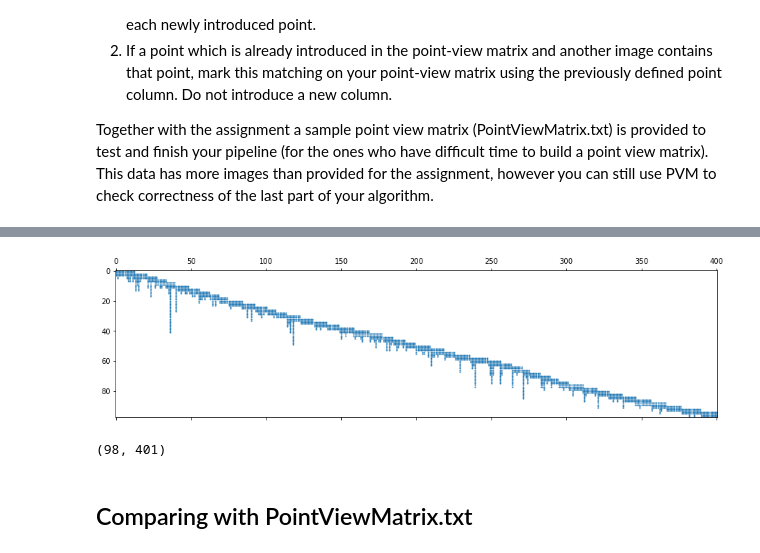
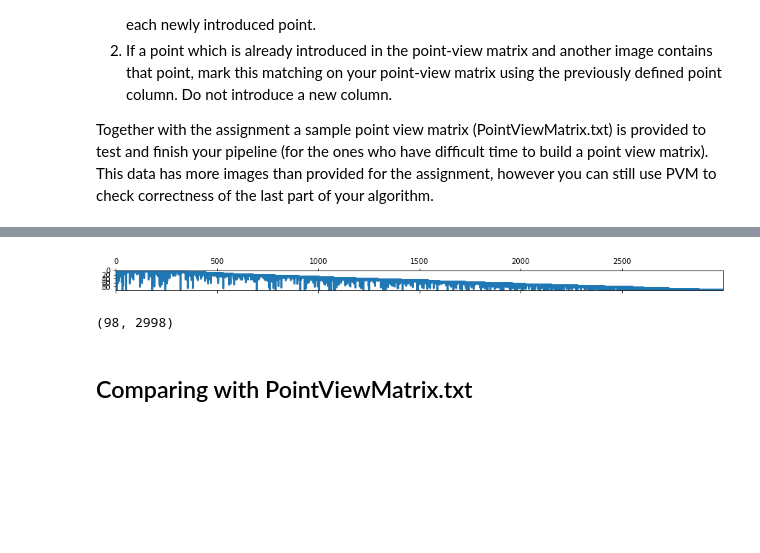
Before and after one commit to OlegBEZb/CV2_UVA_assignments, a Jupyter notebook: assignment2/src/detailed_experiments.ipynb, the cells around one changed output, grey strips where cells are left out. Cells and saved outputs as stored; diff of their text form; code cells hidden in the pictures; blank space fills up the shorter version.

Commit message:
added accumulated stitching and more points

```diff
--- a/assignment2/src/detailed_experiments.ipynb
+++ b/assignment2/src/detailed_experiments.ipynb
@@ -332,0 +265,5 @@ comparing table x indices (42, 44) and images ('../Data/House/frame00000022.png'
+# %%
+sparse_fill_value=-1e-4
+# %%
+PVM = chaining(sparse_fill_value=sparse_fill_value,
+               n_points=500, distance_threshold=1,) # a lot of points but very careful
@@ -333,17 +342,17 @@ comparing table x indices (42, 44) and images ('../Data/House/frame00000022.png'
 # %%
 # Implementation of matplotlib spy function
 import matplotlib.pyplot as plt
 import numpy as np
 
 
 plt.figure(figsize=(15, 10))
-plt.spy(PVM, precision=1e-4, markersize = 1);
+plt.spy(PVM, precision=-sparse_fill_value, markersize = 1);
 # %% [output]
-[figure, old version]
+[figure, new version]
 # %%
 PVM.shape
 # %% [output]
-(98, 401)
+(98, 2998)
 # %% [markdown]
 ## Comparing with PointViewMatrix.txt
 # %%
```
Also changed, not shown: parts of 17 cells of this notebook, 1 other file.
